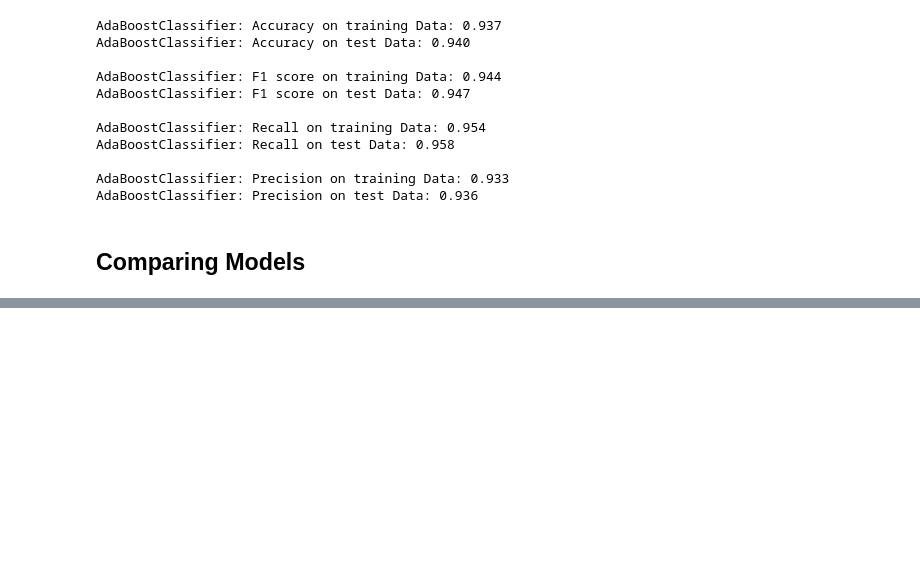
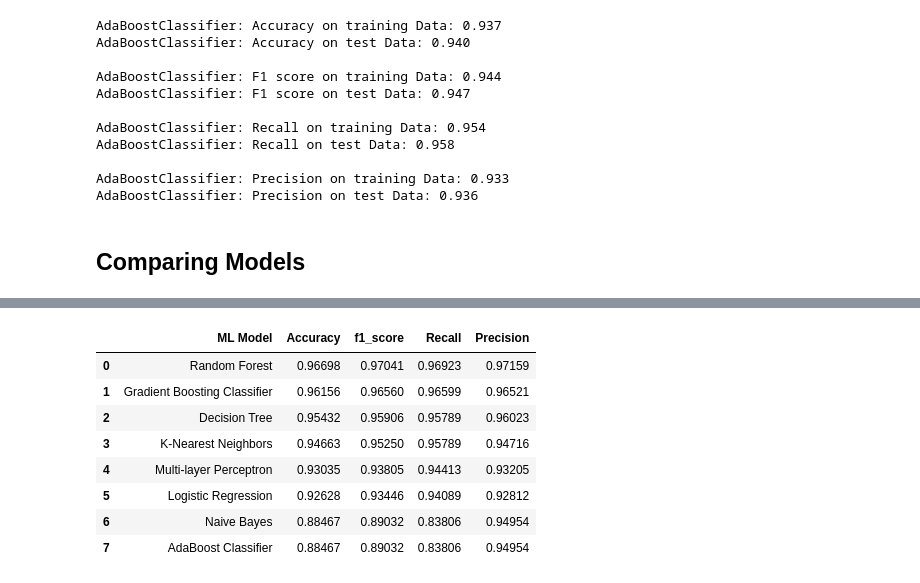
Before and after one commit to LOUBNA-ELATTAR/phishing-url-detection-ml, a Jupyter notebook: phishing-url-detection.ipynb, the cells around one changed output, grey strips where cells are left out. Saved outputs shown, nothing was run; the diff lists cells and outputs as text; code cells hidden in the pictures; blank space fills up the shorter version.

Commit message:
comparing models

```diff
--- a/phishing-url-detection.ipynb
+++ b/phishing-url-detection.ipynb
@@ -853,0 +854,14 @@ result
+# %%
+sorted_result=result.sort_values(by=['Accuracy', 'f1_score'],ascending=False).reset_index(drop=True)
+# %%
+sorted_result
+# %% [output]
+|  | ML Model | Accuracy | f1_score | Recall | Precision |
+| 0 | Random Forest | 0.96698 | 0.97041 | 0.96923 | 0.97159 |
+| 1 | Gradient Boosting Classifier | 0.96156 | 0.96560 | 0.96599 | 0.96521 |
+| 2 | Decision Tree | 0.95432 | 0.95906 | 0.95789 | 0.96023 |
+| 3 | K-Nearest Neighbors | 0.94663 | 0.95250 | 0.95789 | 0.94716 |
+| 4 | Multi-layer Perceptron | 0.93035 | 0.93805 | 0.94413 | 0.93205 |
+| 5 | Logistic Regression | 0.92628 | 0.93446 | 0.94089 | 0.92812 |
+| 6 | Naive Bayes | 0.88467 | 0.89032 | 0.83806 | 0.94954 |
+| 7 | AdaBoost Classifier | 0.88467 | 0.89032 | 0.83806 | 0.94954 |
```
Also changed, not shown: parts of 16 cells of this notebook.
